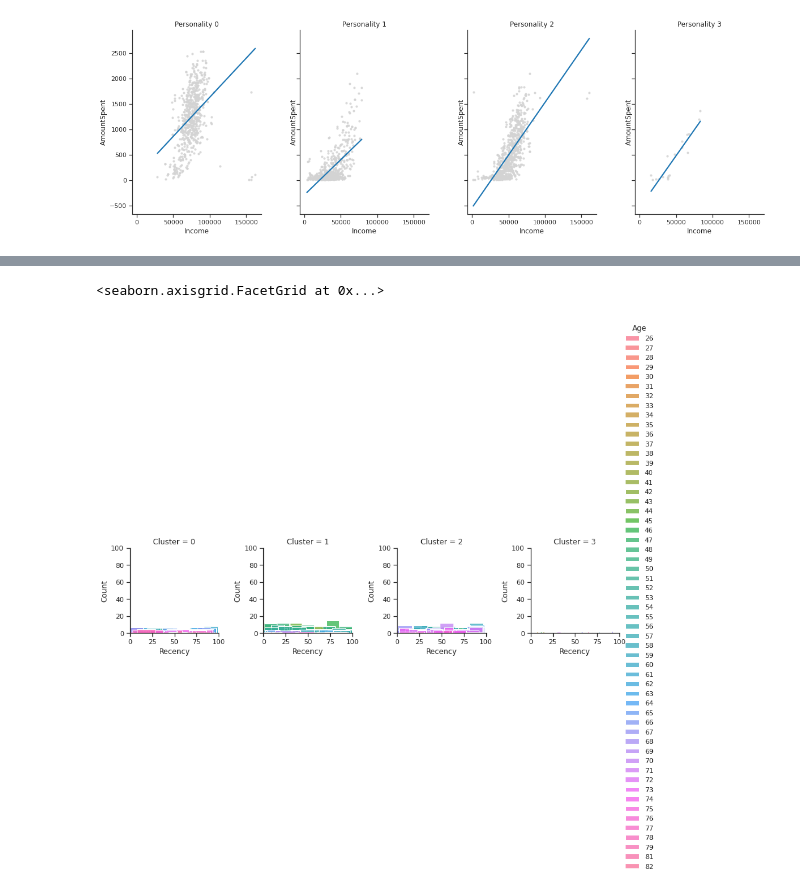
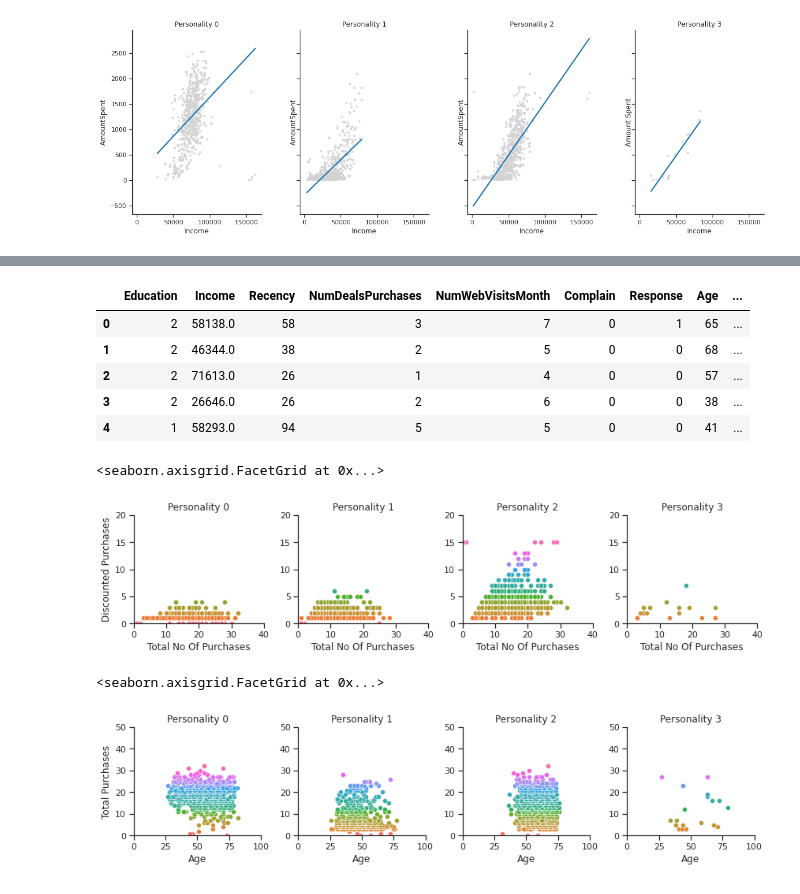
Before and after one commit to fgith/data-science, a Jupyter notebook: logistic-regression/logistic_regression_customerpersonality.ipynb, the cells around one changed output, grey strips where cells are left out. Drawn from its saved outputs; the diff is of its cells as text; code cells hidden in the pictures.

```diff
--- a/logistic-regression/logistic_regression_customerpersonality.ipynb
+++ b/logistic-regression/logistic_regression_customerpersonality.ipynb
@@ -479,8 +479,28 @@ TypeError: ignored
+# %%
+df_orig.head()
+# %% [output]
+|  | Education | Income | Recency | NumDealsPurchases | NumWebVisitsMonth | Complain | Response | Age | ... |
+| 0 | 2 | 58138.0 | 58 | 3 | 7 | 0 | 1 | 65 | ... |
+| 1 | 2 | 46344.0 | 38 | 2 | 5 | 0 | 0 | 68 | ... |
+| 2 | 2 | 71613.0 | 26 | 1 | 4 | 0 | 0 | 57 | ... |
+| 3 | 2 | 26646.0 | 26 | 2 | 6 | 0 | 0 | 38 | ... |
+| 4 | 1 | 58293.0 | 94 | 5 | 5 | 0 | 0 | 41 | ... |
+# %%
+g = sns.FacetGrid(data = df_orig, col='Cluster', hue = 'NumDealsPurchases', sharey = False, ylim=(0,20), xlim=(0,40))
+
+g.map_dataframe(sns.scatterplot, y = 'NumDealsPurchases', x = 'NoOfPurchases')
+g.set_axis_labels('Total Purchases','Discounted Purchases')
+g.set_titles(col_template='Personality {col_name}')
+# %% [output]
+<seaborn.axisgrid.FacetGrid at 0x...>
+[figure, added]
 # %%
-g = sns.FacetGrid(data = df_orig, col='Cluster', sharey = False, ylim=(0,100), xlim=(0,100), hue="")
+g = sns.FacetGrid(data = df_orig, col='Cluster', hue = 'NoOfPurchases', sharey = False, ylim=(0,50),
+                  xlim=(0,100))
 
-g.map_dataframe(sns.histplot, "Recency")
-g.add_legend()
+g.map_dataframe(sns.scatterplot, y = 'NoOfPurchases', x = 'Age')
+g.set_axis_labels('Age','Total Purchases')
+g.set_titles(col_template='Personality {col_name}')
 # %% [output]
 <seaborn.axisgrid.FacetGrid at 0x...>
-[figure, old version]
+[figure, new version]
```
Also changed, not shown: parts of 5 cells of this notebook.
